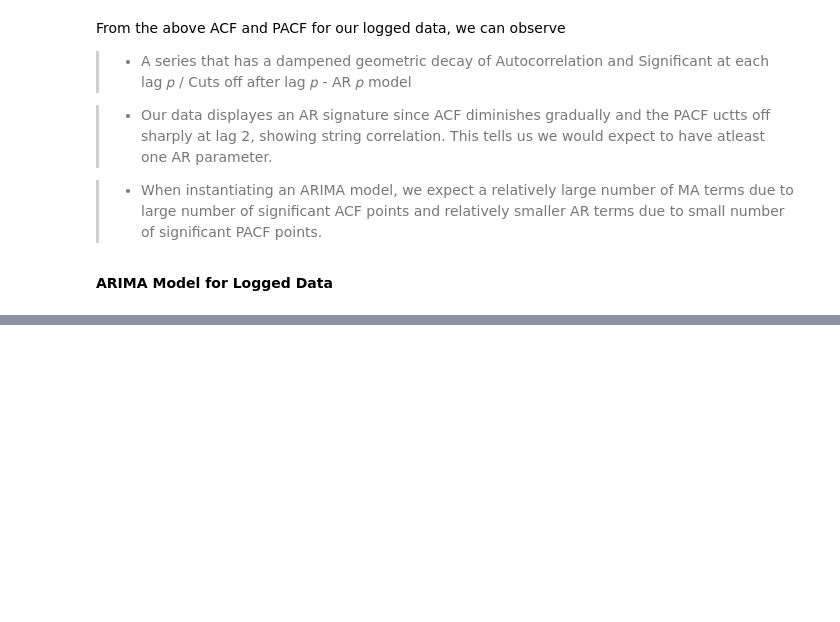
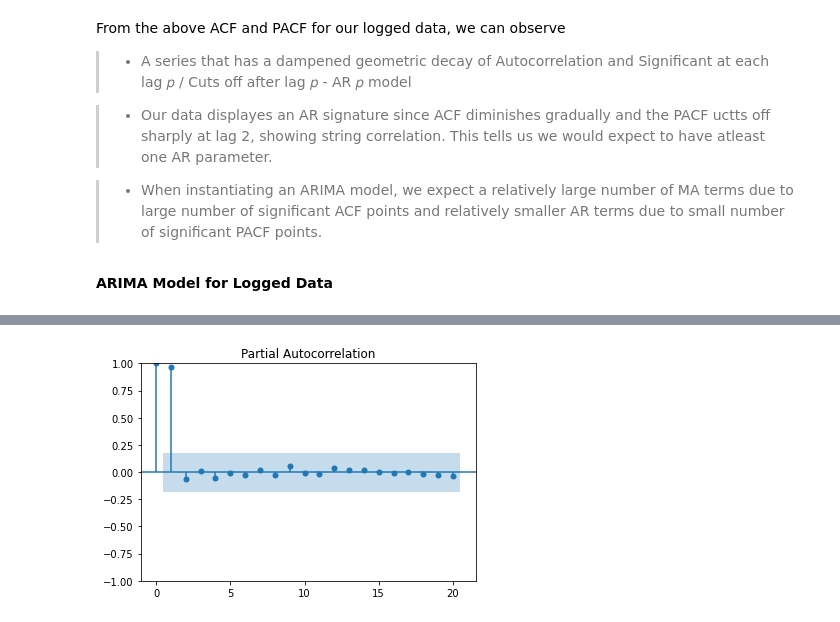
Before and after one commit to ganeshXb/Carbon-Emissions-Ecological-Footprint-Research, a Jupyter notebook: Notebooks/CO2-Emissions-TimeSeries-Forecasting.ipynb, the cells around one changed output, grey strips where cells are left out. Drawn from its saved outputs; the diff is of its cells as text; code cells hidden in the pictures; blank space fills up the shorter version.

```diff
--- a/Notebooks/CO2-Emissions-TimeSeries-Forecasting.ipynb
+++ b/Notebooks/CO2-Emissions-TimeSeries-Forecasting.ipynb
@@ -422,0 +428,5 @@ pred_ci.sample(5)
+# %%
+# PACF for original data
+plot_pacf(df_India[:-1], alpha=.05, lags=20);
+# %% [output]
+[figure, added]
```
Also changed, not shown: parts of 64 cells of this notebook.
